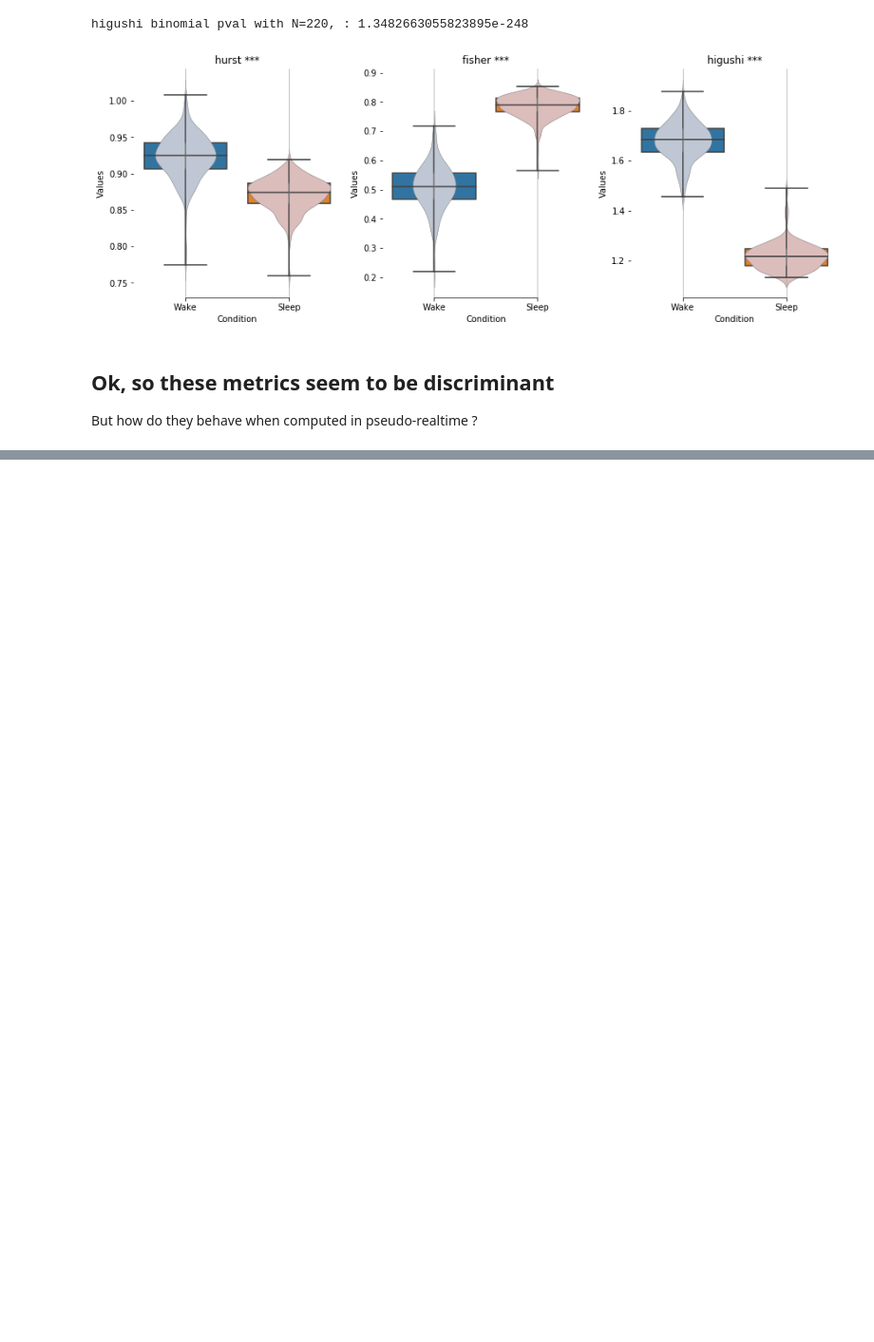
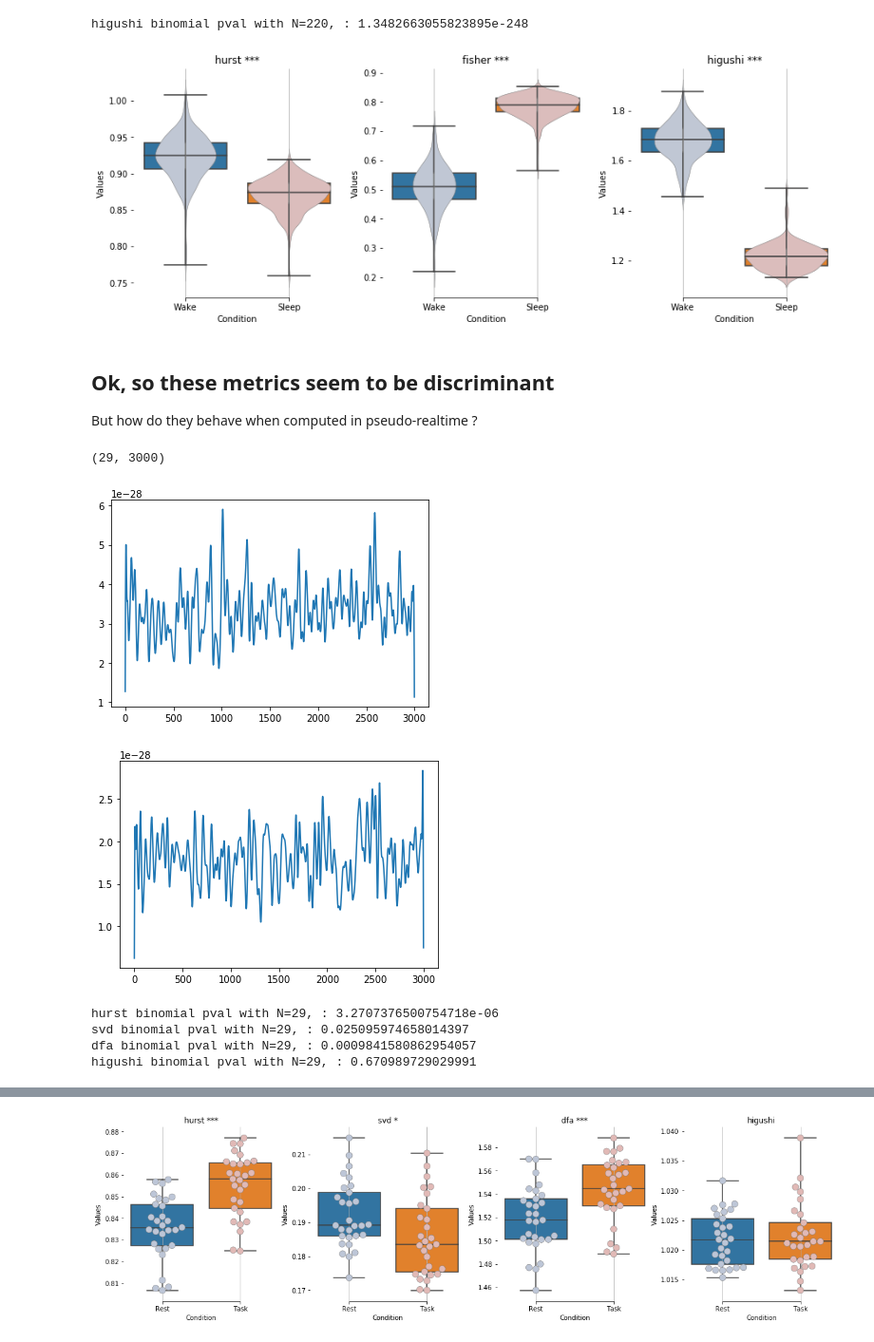
Before and after one commit to hyruuk/neurotuto, a Jupyter notebook: complexity_offline_test.ipynb, the cells around one changed output, grey strips where cells are left out. Shown: that part at 95% size. Cells and saved outputs as stored; diff of their text form; code cells hidden in the pictures; blank space fills up the shorter version.

```diff
--- a/complexity_offline_test.ipynb
+++ b/complexity_offline_test.ipynb
@@ -48,9 +51,9 @@ raw.picks(picks)
 # %%
 
 def slice_into_epochs(raw, n_timepoints=3000):
-    # Takes the first 4 chans, average them and slice into epochs
+    # Average all channels and slice into epochs
     picks = mne.pick_types(raw.info, meg=True, eeg=False)
-    all_timeseries = np.mean(raw.get_data(picks=picks)[1:5,:], axis=0)
+    all_timeseries = np.mean(raw.get_data(picks=picks)[:,:], axis=0)
 
     xs = np.array([x for x in range(0, raw_rs.get_data(picks=picks).shape[1], 3000)])
     eeg_timeseries = []
@@ -64,4 +67,5 @@ def slice_into_epochs(raw, n_timepoints=3000):
 
 timeseries_rs = slice_into_epochs(raw_rs, n_timepoints=3000)
 timeseries_task = slice_into_epochs(raw_task, n_timepoints=3000)
+timeseries_rs.shape
 # %% [output]
@@ -299,11 +402,11 @@ def plot_A_vs_B(comp_cond1, comp_cond2, cond_names, pval, met, ax=None):
     sns.despine(trim=True, left=True, ax=ax)
 
     # Add pvals in title
-    if pval <= 0.05 and pval >= 0.001:
+    if pval <= 0.05 and pval >= 0.01:
         ax.set_title(met + ' *')
-    elif pval <= 0.001 and pval >= 0.0001:
+    elif pval <= 0.01 and pval >= 0.001:
         ax.set_title(met + ' **')
-    elif pval <= 0.0001:
+    elif pval <= 0.001:
         ax.set_title(met + ' ***')
     else:
         ax.set_title(met)
@@ -333,3 +436,31 @@ higushi binomial pval with N=220, : 1.3482663055823895e-248
 But how do they behave when computed in pseudo-realtime ?
 # %%
 comp_task
+# %%
+timeseries_rs.shape
+# %% [output]
+(29, 3000)
+# %%
+#### WITH MY OWN DATA =D
+
+alpha_rs = get_hilbert(timeseries_rs, freq=0)
+alpha_task = get_hilbert(timeseries_task, freq=0)
+
+
+metrics = ['hurst', 'svd', 'dfa' ,'higushi']
+cond_names = ['Rest', 'Task']
+fig, ax = plt.subplots(1, len(metrics), figsize=(5*(len(metrics)),5))
+
+for i, met in enumerate(metrics):
+    # I'd love to keep only the first Y label but no idea how
+    comp_rs, comp_task, pval,_ = compute_A_vs_B(alpha_rs, alpha_task, compute=met)
+    plot_A_vs_B(comp_rs, comp_task, cond_names, pval, met, ax=ax[i])
+
+plt.savefig('complexity_Task_v_Rest_theta_avgAllch.png', dpi=600)
+# %% [output]
+[figure, added]
+[figure, added]
+hurst binomial pval with N=29, : 3.2707376500754718e-06
+svd binomial pval with N=29, : 0.025095974658014397
+dfa binomial pval with N=29, : 0.0009841580862954057
+higushi binomial pval with N=29, : 0.670989729029991
@@ -336 +469,2 @@ comp_task
+[figure, added]
 # %%
```
Also changed, not shown: parts of 26 cells of this notebook, 2 other files.
